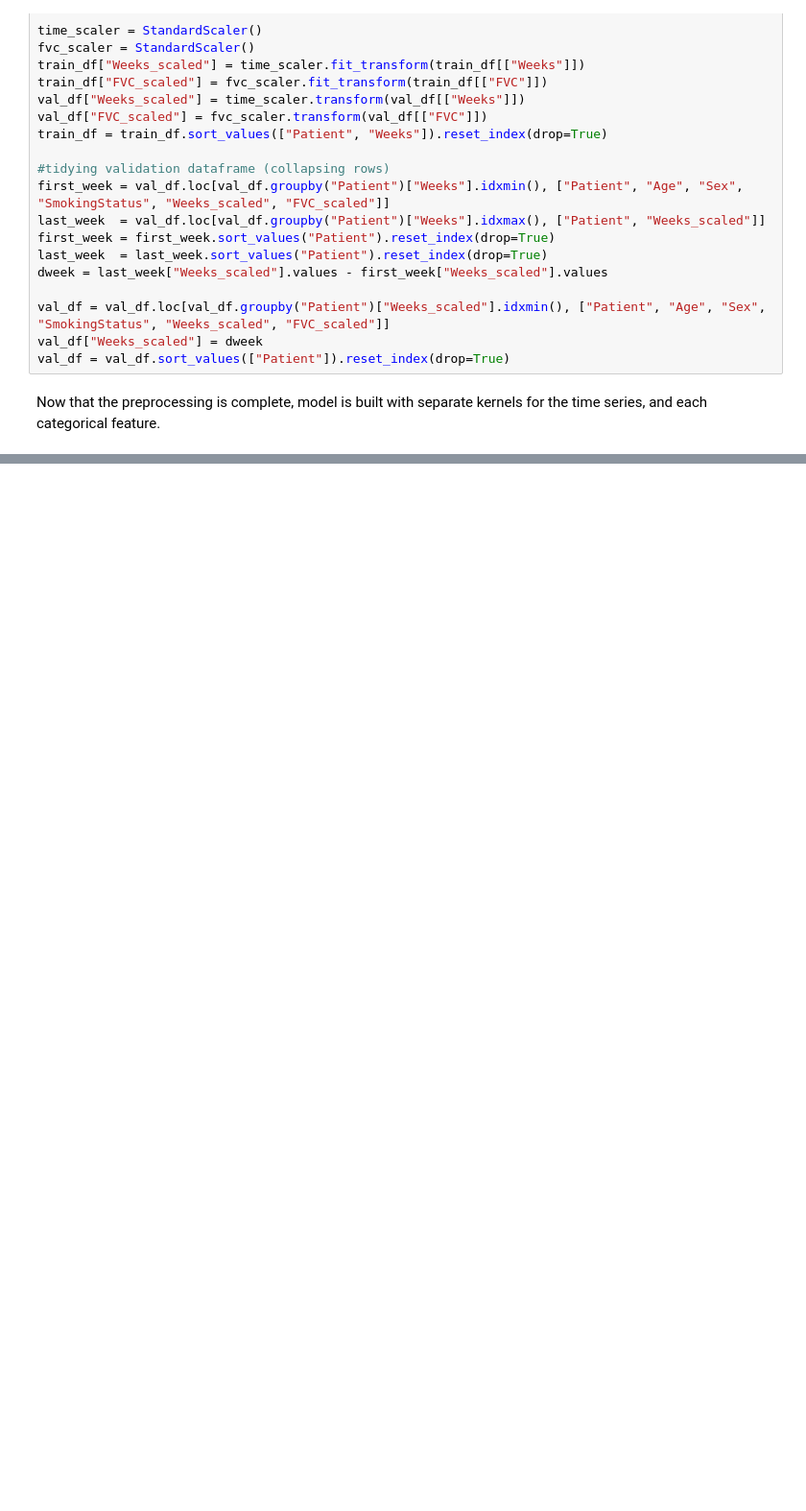
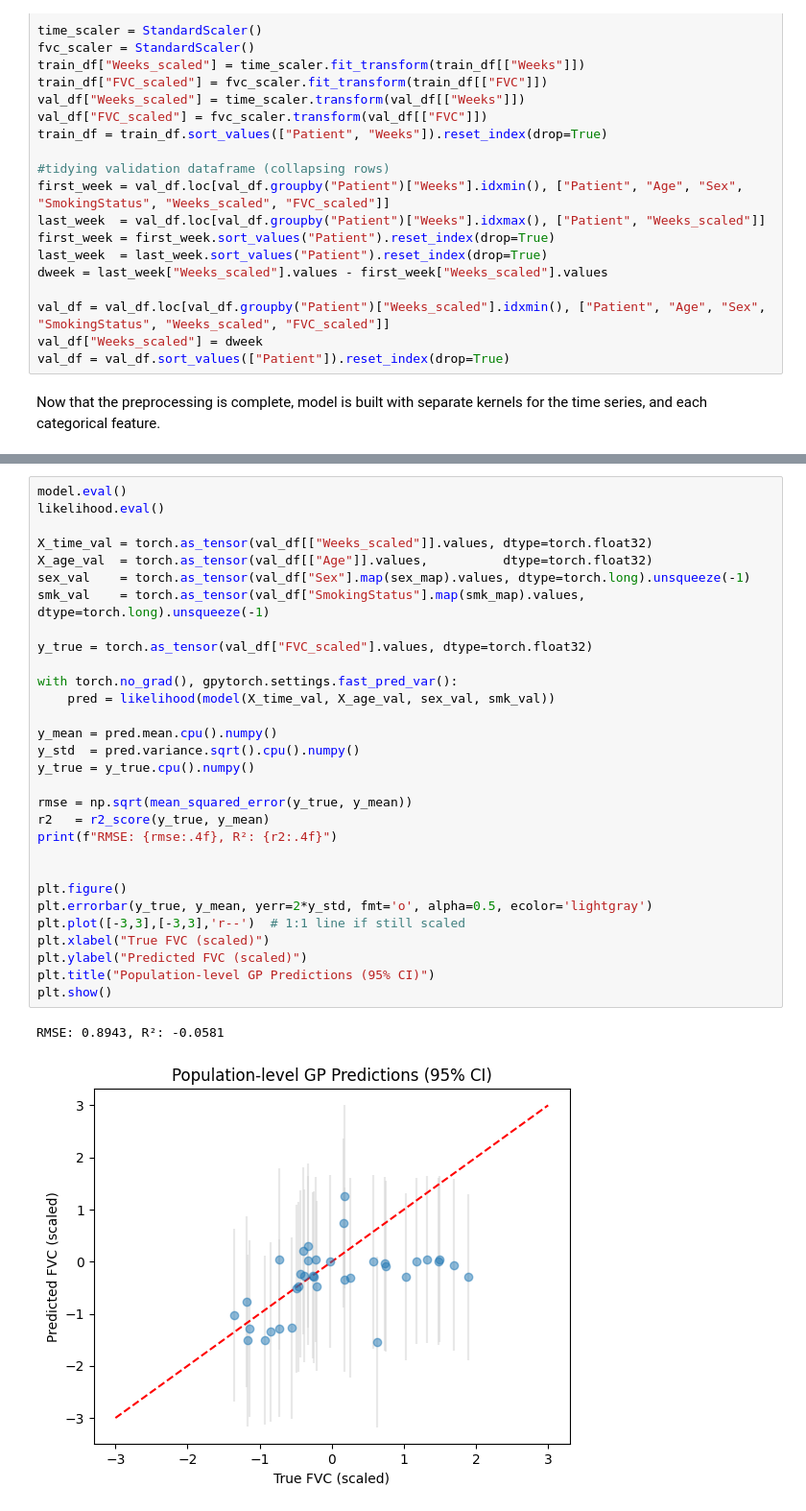
Before and after one commit to unfulw/pulmonary_fibrosis, a Jupyter notebook: Multimodal_probabilistic_model_fusion/gaussian_process.ipynb, the cells around one changed output, grey strips where cells are left out. Shown at 96% size. Cells and saved outputs as stored; diff of their text form; blank space fills up the shorter version.

```diff
--- a/Multimodal_probabilistic_model_fusion/gaussian_process.ipynb
+++ b/Multimodal_probabilistic_model_fusion/gaussian_process.ipynb
@@ -135,0 +130,33 @@ RuntimeError: Boolean value of Tensor with more than one value is ambiguous
+# %%
+model.eval()
+likelihood.eval()
+
+X_time_val = torch.as_tensor(val_df[["Weeks_scaled"]].values, dtype=torch.float32)
+X_age_val  = torch.as_tensor(val_df[["Age"]].values,          dtype=torch.float32)
+sex_val    = torch.as_tensor(val_df["Sex"].map(sex_map).values, dtype=torch.long).unsqueeze(-1)
+smk_val    = torch.as_tensor(val_df["SmokingStatus"].map(smk_map).values, dtype=torch.long).unsqueeze(-1)
+
+y_true = torch.as_tensor(val_df["FVC_scaled"].values, dtype=torch.float32)
+
+with torch.no_grad(), gpytorch.settings.fast_pred_var():
+    pred = likelihood(model(X_time_val, X_age_val, sex_val, smk_val))
+
+y_mean = pred.mean.cpu().numpy()
+y_std  = pred.variance.sqrt().cpu().numpy()
+y_true = y_true.cpu().numpy()
+
+rmse = np.sqrt(mean_squared_error(y_true, y_mean))
+r2   = r2_score(y_true, y_mean)
+print(f"RMSE: {rmse:.4f}, R²: {r2:.4f}")
+
+
+plt.figure()
+plt.errorbar(y_true, y_mean, yerr=2*y_std, fmt='o', alpha=0.5, ecolor='lightgray')
+plt.plot([-3,3],[-3,3],'r--')  # 1:1 line if still scaled
+plt.xlabel("True FVC (scaled)")
+plt.ylabel("Predicted FVC (scaled)")
+plt.title("Population-level GP Predictions (95% CI)")
+plt.show()
+# %% [output]
+RMSE: 0.8943, R²: -0.0581
+[figure, added]
```
Also changed, not shown: parts of 2 cells of this notebook.
